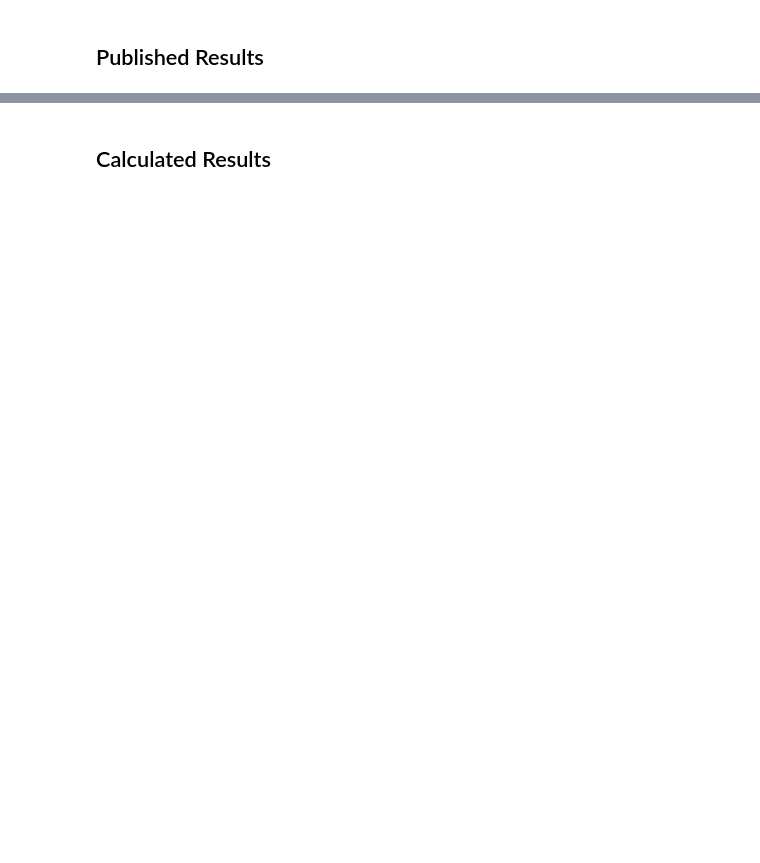
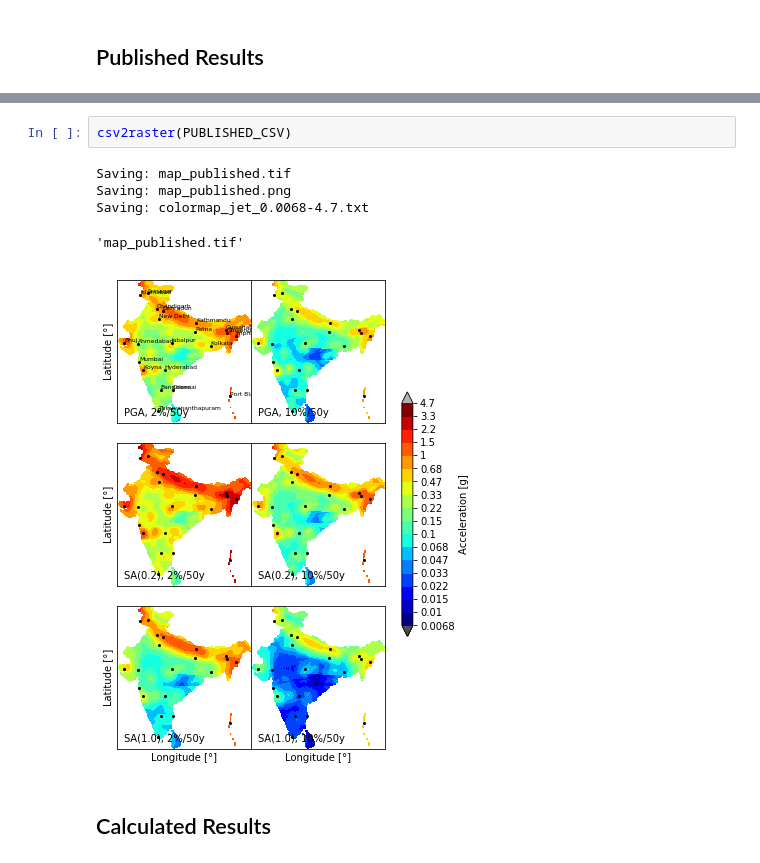
Before and after one commit to nackerley/indian-subcontinent-psha, a Jupyter notebook: Results/Mapping.ipynb, the cells around one changed output, grey strips where cells are left out. Drawn from its saved outputs; the diff is of its cells as text; blank space fills up the shorter version.

```diff
--- a/Results/Mapping.ipynb
+++ b/Results/Mapping.ipynb
@@ -169,2 +120,10 @@ Saving: map_published.png
+# %%
+csv2raster(PUBLISHED_CSV)
+# %% [output]
+Saving: map_published.tif
+Saving: map_published.png
+Saving: colormap_jet_0.0068-4.7.txt
+'map_published.tif'
+[figure, added]
 # %% [markdown]
 ## Calculated Results
```
Also changed, not shown: parts of 14 cells of this notebook, 16 other files.
